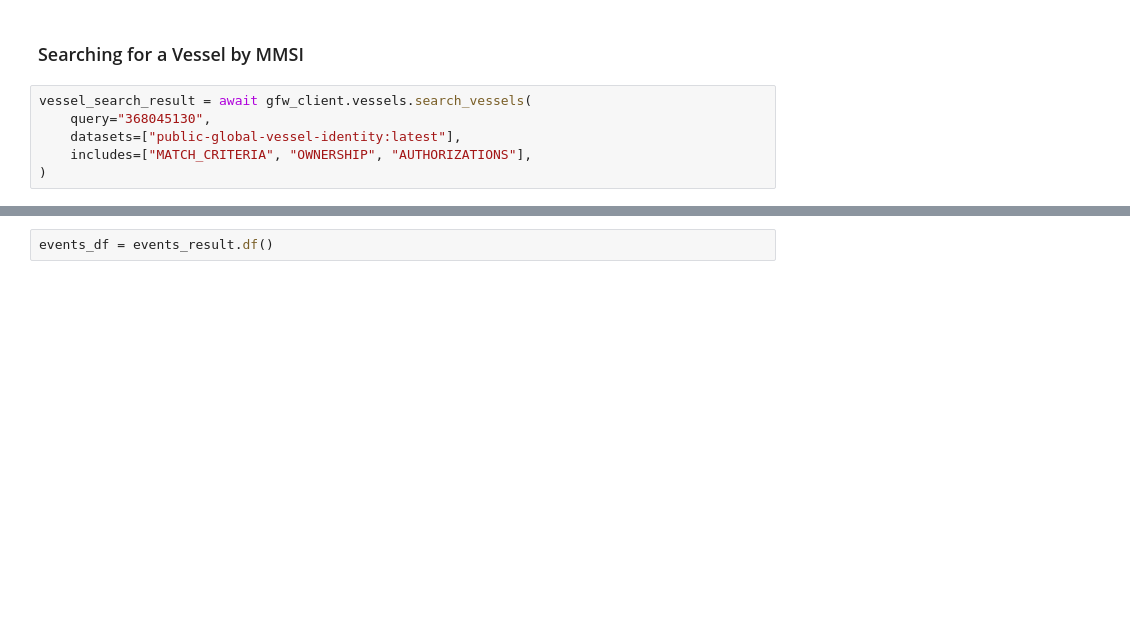
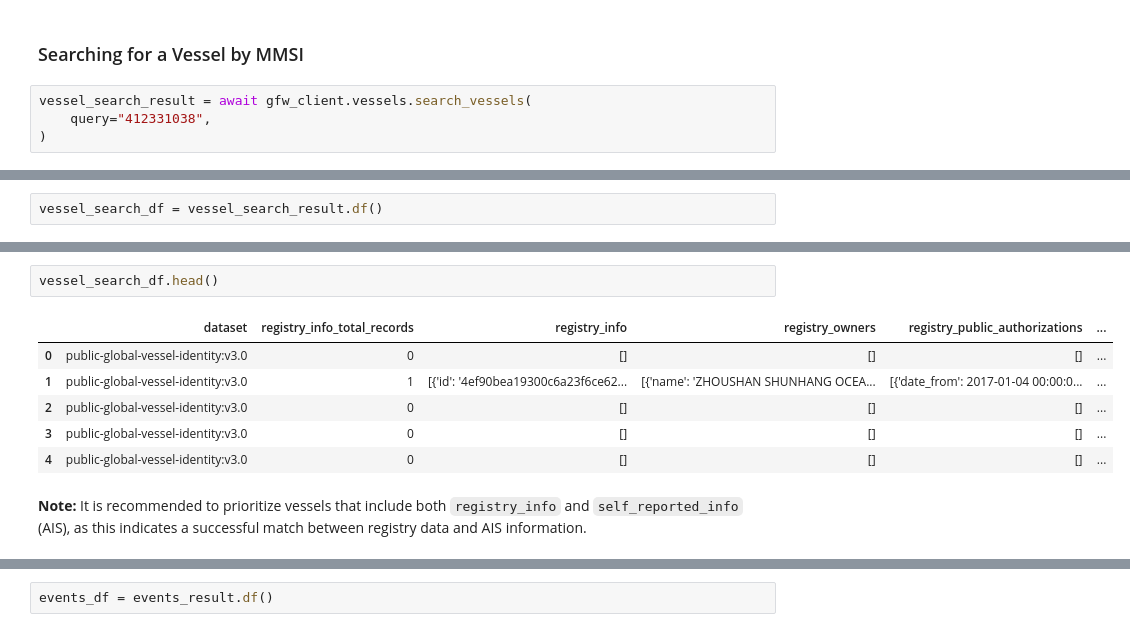
Before and after one commit to aa135tad/gfw-api-python-client, a Jupyter notebook: notebooks/getting-started.ipynb, the cells around one changed output, grey strips where cells are left out. Drawn from its saved outputs; the diff is of its cells as text; blank space fills up the shorter version.

```diff
--- a/notebooks/getting-started.ipynb
+++ b/notebooks/getting-started.ipynb
@@ -42,7 +44,5 @@ gfw_client = gfw.Client(
 ### Searching for a Vessel by MMSI
 # %%
 vessel_search_result = await gfw_client.vessels.search_vessels(
-    query="368045130",
-    datasets=["public-global-vessel-identity:latest"],
-    includes=["MATCH_CRITERIA", "OWNERSHIP", "AUTHORIZATIONS"],
+    query="412331038",
 )
@@ -54,0 +49,2 @@ vessel_ids = [
+# %%
+vessel_search_df = vessel_search_result.df()
@@ -54,0 +69,11 @@ vessel_ids = [
+# %%
+vessel_search_df.head()
+# %% [output]
+|  | dataset | registry_info_total_records | registry_info | registry_owners | registry_public_authorizations | ... |
+| 0 | public-global-vessel-identity:v3.0 | 0 | [] | [] | [] | ... |
+| 1 | public-global-vessel-identity:v3.0 | 1 | [{'id': '4ef90bea19300c6a23f6ce62... | [{'name': 'ZHOUSHAN SHUNHANG OCEA... | [{'date_from': 2017-01-04 00:00:0... | ... |
+| 2 | public-global-vessel-identity:v3.0 | 0 | [] | [] | [] | ... |
+| 3 | public-global-vessel-identity:v3.0 | 0 | [] | [] | [] | ... |
+| 4 | public-global-vessel-identity:v3.0 | 0 | [] | [] | [] | ... |
+# %% [markdown]
+**Note:** It is recommended to prioritize vessels that include both `registry_info` and `self_reported_info` (AIS), as this indicates a successful match between registry data and AIS information.
```
Also changed, not shown: parts of 30 cells of this notebook, 4 other files.
